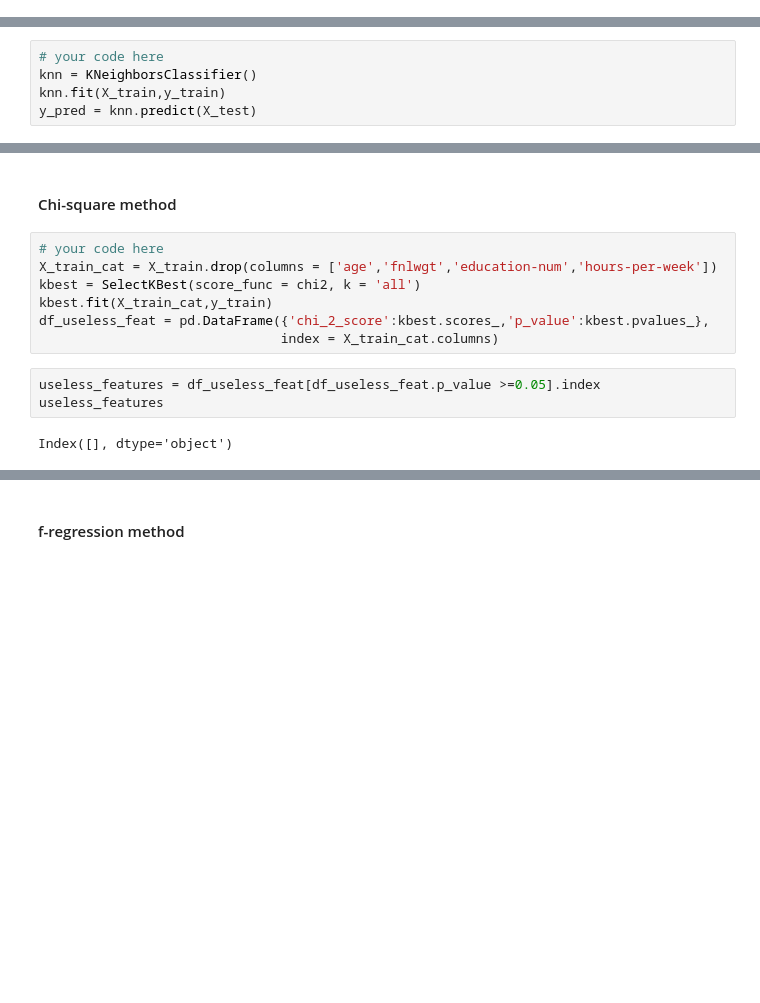
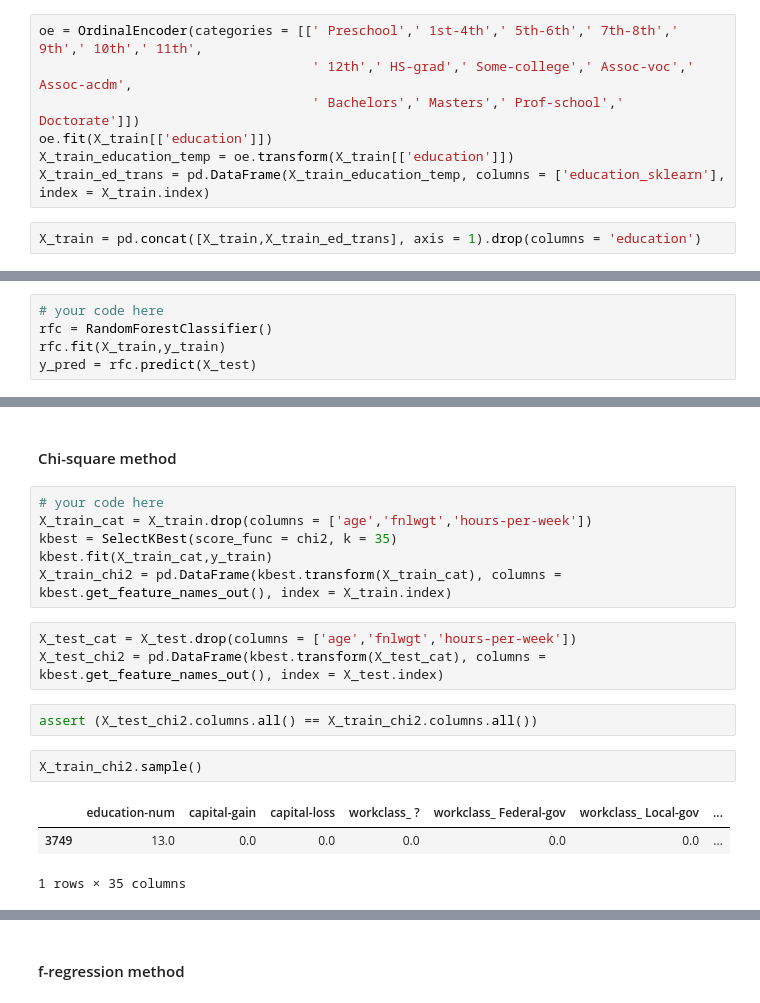
Before and after one commit to dfinel/ITC_assignments, a Jupyter notebook: feature_selection/Feature_Selection_Exercise.ipynb, the cells around one changed output, grey strips where cells are left out. Drawn from its saved outputs; the diff is of its cells as text; blank space fills up the shorter version.

```diff
--- a/feature_selection/Feature_Selection_Exercise.ipynb
+++ b/feature_selection/Feature_Selection_Exercise.ipynb
@@ -140,0 +135,9 @@ X_train.shape,X_test.shape
+# %%
+oe = OrdinalEncoder(categories = [[' Preschool',' 1st-4th',' 5th-6th',' 7th-8th',' 9th',' 10th',' 11th',
+                                   ' 12th',' HS-grad',' Some-college',' Assoc-voc',' Assoc-acdm',
+                                   ' Bachelors',' Masters',' Prof-school',' Doctorate']])
+oe.fit(X_train[['education']])
+X_train_education_temp = oe.transform(X_train[['education']])
+X_train_ed_trans = pd.DataFrame(X_train_education_temp, columns = ['education_sklearn'], index = X_train.index)
+# %%
+X_train = pd.concat([X_train,X_train_ed_trans], axis = 1).drop(columns = 'education')
@@ -147,9 +161,9 @@ y_test = le.transform(y_test)
 ## Train a model of your choice, and evaluate it. What are your recall and precision?
 # %%
 # your code here
-knn = KNeighborsClassifier()
-knn.fit(X_train,y_train)
-y_pred = knn.predict(X_test)
+rfc = RandomForestClassifier()
+rfc.fit(X_train,y_train)
+y_pred = rfc.predict(X_test)
 # %%
 print(classification_report(y_test,y_pred))
 # %% [output]
@@ -171,13 +185,18 @@ For class 1, we get a precision of 0.56 and a recall of 0.33
 #### Chi-square method
 # %%
 # your code here
-X_train_cat = X_train.drop(columns = ['age','fnlwgt','education-num','hours-per-week'])
-kbest = SelectKBest(score_func = chi2, k = 'all')
+X_train_cat = X_train.drop(columns = ['age','fnlwgt','hours-per-week'])
+kbest = SelectKBest(score_func = chi2, k = 35)
 kbest.fit(X_train_cat,y_train)
-df_useless_feat = pd.DataFrame({'chi_2_score':kbest.scores_,'p_value':kbest.pvalues_},
-                               index = X_train_cat.columns)
+X_train_chi2 = pd.DataFrame(kbest.transform(X_train_cat), columns = kbest.get_feature_names_out(), index = X_train.index)
-# %%
-useless_features = df_useless_feat[df_useless_feat.p_value >=0.05].index
-useless_features
-# %% [output]
-Index([], dtype='object')
+# %%
+X_test_cat = X_test.drop(columns = ['age','fnlwgt','hours-per-week'])
+X_test_chi2 = pd.DataFrame(kbest.transform(X_test_cat), columns = kbest.get_feature_names_out(), index = X_test.index)
+# %%
+assert (X_test_chi2.columns.all() == X_train_chi2.columns.all())
+# %%
+X_train_chi2.sample()
+# %% [output]
+|  | education-num | capital-gain | capital-loss | workclass_ ? | workclass_ Federal-gov | workclass_ Local-gov | ... |
+| 3749 | 13.0 | 0.0 | 0.0 | 0.0 | 0.0 | 0.0 | ... |
+1 rows × 35 columns
```
Also changed, not shown: parts of 38 cells of this notebook.
